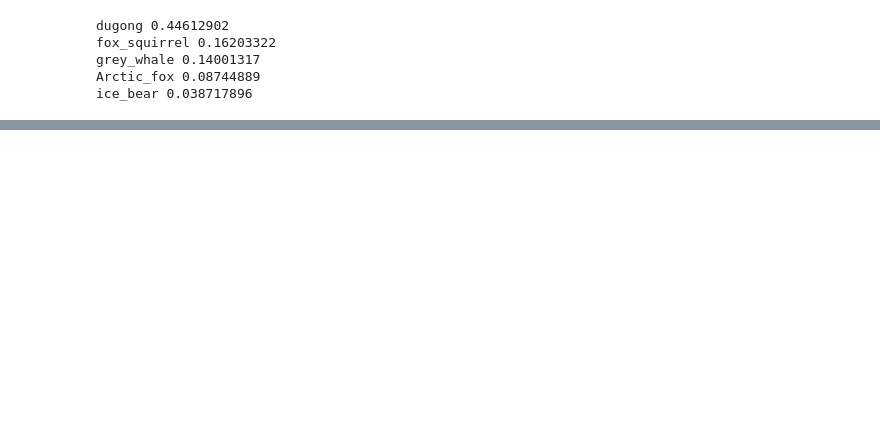
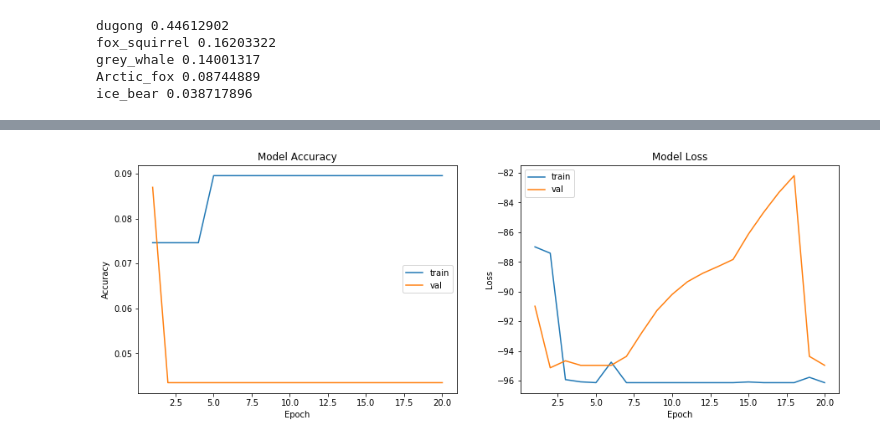
Before and after one commit to JeremyBouhi/DeepLearning, a Jupyter notebook: DeepLearningProject.ipynb, the cells around one changed output, grey strips where cells are left out. Cells and saved outputs as stored; diff of their text form; code cells hidden in the pictures; blank space fills up the shorter version.

Commit message:
with Conv model a la mano

```diff
--- a/DeepLearningProject.ipynb
+++ b/DeepLearningProject.ipynb
@@ -233,7 +176,7 @@ num_epochs = 20
 
 model = Sequential()
 
-model.add(Dropout(0.5))
+model.add(Dropout(0.8))
 model.add(Dense(128, activation = 'relu'))
 model.add(Dense(1, activation = 'sigmoid'))
 
@@ -242,12 +185,12 @@ model.compile(optimizer='adam',loss='binary_crossentropy',metrics=['accuracy'])
 # The fit function allows you to fit the compiled model to some training data
 if model:
     model_history = model.fit(
-        x=X_train,
-        y=y_train['Category'],
+        x=X_tr,
+        y=y_tr,
         batch_size=20,
-        epochs=20)
-        #verbose=1
-        #validation_data=(X_extracted_val, Y_val)
+        epochs=20,
+        verbose=1,
+        validation_data=(X_val, y_val))
 
     print('Training complete')
 else:
@@ -256,0 +236,21 @@ AssertionError:
+# %%
+conv_model = design_model()
+# %%
+batch_size = 100
+num_epochs = 20  # The number of epochs (full passes through the data) to train for
+
+conv_model.compile(optimizer='adam',loss='binary_crossentropy',metrics=['accuracy'])
+
+# The fit function allows you to fit the compiled model to some training data
+if conv_model:
+    model_history = conv_model.fit(
+        x=X_tr,
+        y=y_tr,
+        batch_size=batch_size,
+        epochs=num_epochs,
+        verbose=1,
+        validation_data=(X_val, y_val)
+    )
+    print('Training complete')
+else:
+    model_history = None
@@ -256,0 +264,4 @@ AssertionError:
+# %%
+plot_model_history(model_history)
+# %% [output]
+[figure, added]
```
Also changed, not shown: parts of 15 cells of this notebook.
